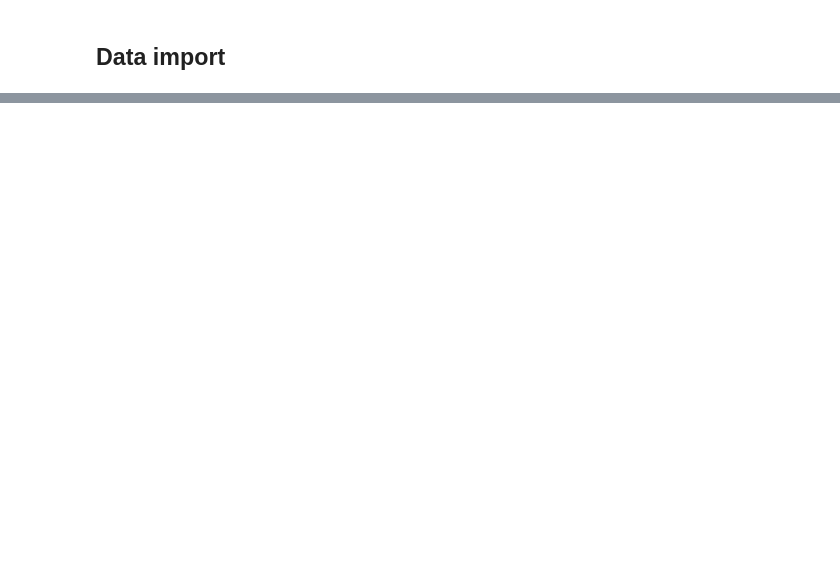
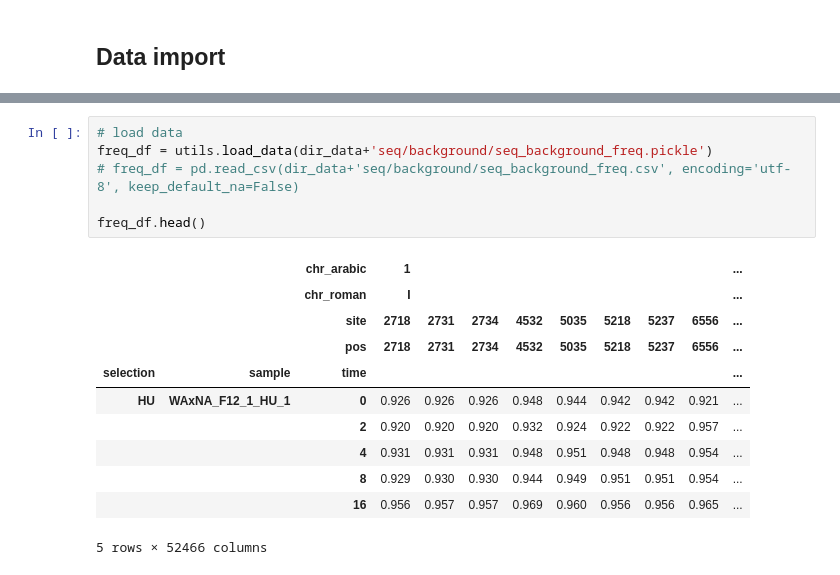
Before and after one commit to ivazquez/clonal-heterogeneity, a Jupyter notebook: src/figure2.ipynb, the cells around one changed output, grey strips where cells are left out. Drawn from its saved outputs; the diff is of its cells as text; blank space fills up the shorter version.

```diff
--- a/src/figure2.ipynb
+++ b/src/figure2.ipynb
@@ -1689,0 +61,18 @@ plt.show()
+# %%
+# load data
+freq_df = utils.load_data(dir_data+'seq/background/seq_background_freq.pickle')
+# freq_df = pd.read_csv(dir_data+'seq/background/seq_background_freq.csv', encoding='utf-8', keep_default_na=False)
+
+freq_df.head()
+# %% [output]
+|  |  | chr_arabic | 1 |  |  |  |  |  |  |  | ... |
+|  |  | chr_roman | I |  |  |  |  |  |  |  | ... |
+|  |  | site | 2718 | 2731 | 2734 | 4532 | 5035 | 5218 | 5237 | 6556 | ... |
+|  |  | pos | 2718 | 2731 | 2734 | 4532 | 5035 | 5218 | 5237 | 6556 | ... |
+| selection | sample | time |  |  |  |  |  |  |  |  | ... |
+| HU | WAxNA_F12_1_HU_1 | 0 | 0.926 | 0.926 | 0.926 | 0.948 | 0.944 | 0.942 | 0.942 | 0.921 | ... |
+|  |  | 2 | 0.920 | 0.920 | 0.920 | 0.932 | 0.924 | 0.922 | 0.922 | 0.957 | ... |
+|  |  | 4 | 0.931 | 0.931 | 0.931 | 0.948 | 0.951 | 0.948 | 0.948 | 0.954 | ... |
+|  |  | 8 | 0.929 | 0.930 | 0.930 | 0.944 | 0.949 | 0.951 | 0.951 | 0.954 | ... |
+|  |  | 16 | 0.956 | 0.957 | 0.957 | 0.969 | 0.960 | 0.956 | 0.956 | 0.965 | ... |
+5 rows × 52466 columns
```
Also changed, not shown: parts of 43 cells of this notebook, 29 other files.
